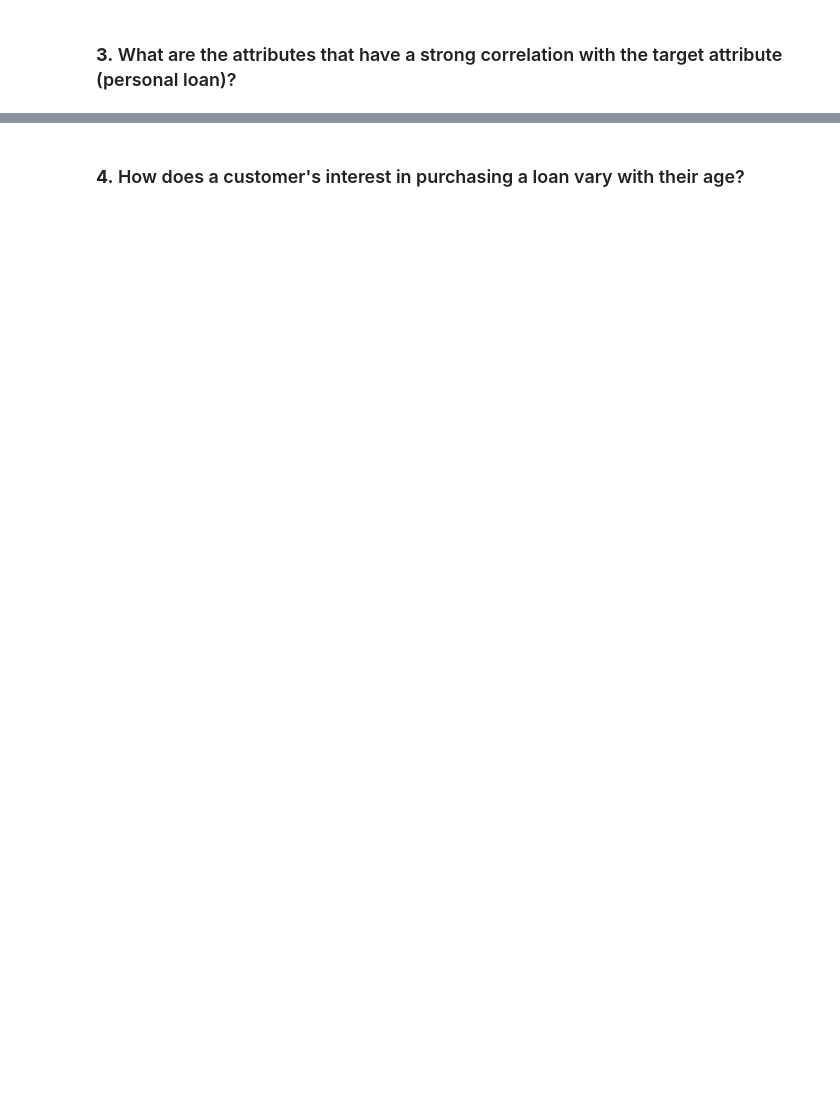
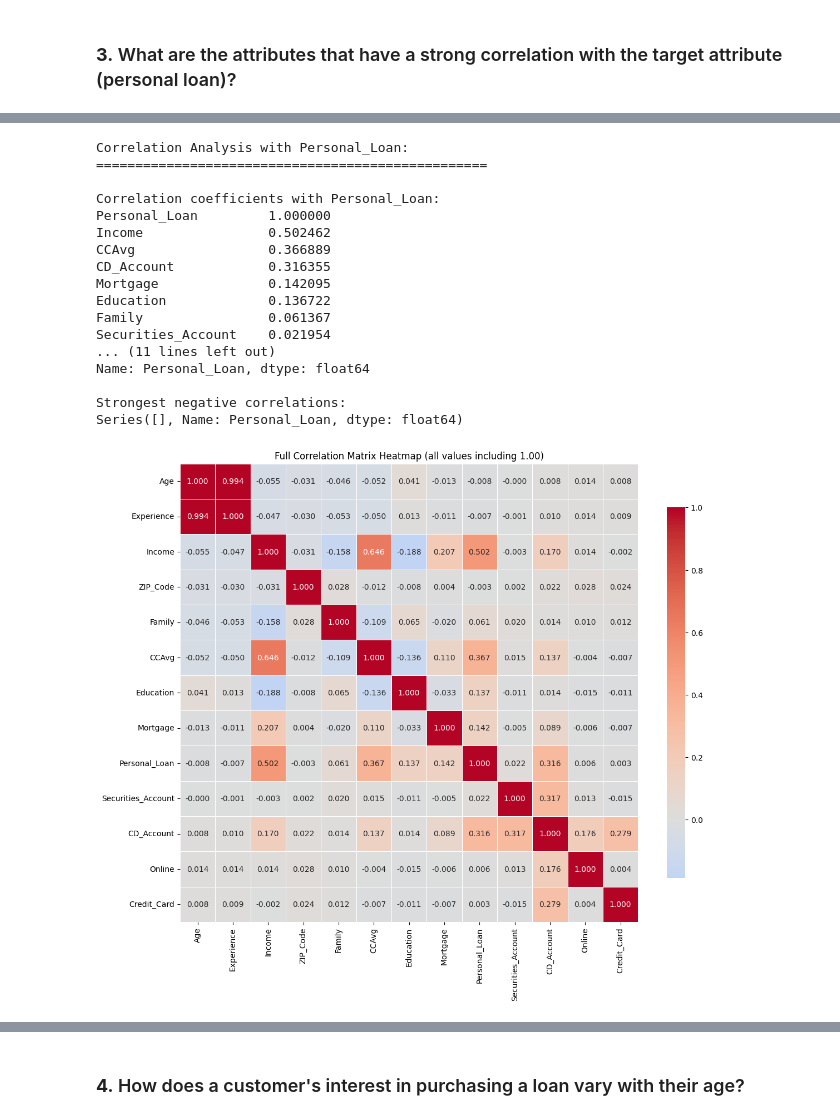
Before and after one commit to Jpbrosnan/Machine-Learning-Course, a Jupyter notebook: AIML_ML_Project_Full_Code_Notebook.ipynb, the cells around one changed output, grey strips where cells are left out. Saved outputs shown, nothing was run; the diff lists cells and outputs as text; code cells hidden in the pictures; blank space fills up the shorter version.

```diff
--- a/AIML_ML_Project_Full_Code_Notebook.ipynb
+++ b/AIML_ML_Project_Full_Code_Notebook.ipynb
@@ -243,0 +293,80 @@ plt.show()
+# %%
+# Correlation Analysis with Personal_Loan
+print("Correlation Analysis with Personal_Loan:")
+print("="*50)
+
+# Calculate correlation with Personal_Loan
+correlations = df.corr()['Personal_Loan'].sort_values(ascending=False)
+print("\nCorrelation coefficients with Personal_Loan:")
+print(correlations)
+
+# Remove Personal_Loan from its own correlation (should be 1.0)
+correlations_without_self = correlations.drop('Personal_Loan')
+
+print(f"\nStrongest positive correlations:")
+strong_positive = correlations_without_self[correlations_without_self > 0.3]
+print(strong_positive)
+
+print(f"\nStrongest negative correlations:")
+strong_negative = correlations_without_self[correlations_without_self < -0.1]
+print(strong_negative)
+
+# Visualize correlation matrix
+plt.figure(figsize=(12, 10))
+sns.heatmap(correlation_matrix, annot=True, cmap='coolwarm', center=0,
+            square=True, linewidths=0.5, cbar_kws={"shrink": .8}, fmt='.3f')
+plt.title('Full Correlation Matrix Heatmap (all values including 1.00)')
+plt.tight_layout()
+plt.show()
+
+# Focus on Personal_Loan correlations
+plt.figure(figsize=(10, 6))
+personal_loan_corr = correlations_without_self.sort_values(key=abs, ascending=False)
+colors = ['red' if x < 0 else 'blue' for x in personal_loan_corr.values]
+bars = plt.bar(range(len(personal_loan_corr)), personal_loan_corr.values, color=colors, alpha=0.7)
+plt.xticks(range(len(personal_loan_corr)), personal_loan_corr.index, rotation=45, ha='right')
+plt.ylabel('Correlation Coefficient')
+plt.title('Correlation with Personal_Loan (Target Variable)')
+plt.axhline(y=0, color='black', linestyle='-', alpha=0.3)
+plt.axhline(y=0.3, color='green', linestyle='--', alpha=0.5, label='Strong Positive (0.3)')
+plt.axhline(y=-0.1, color='orange', linestyle='--', alpha=0.5, label='Moderate Negative (-0.1)')
+plt.legend()
+plt.tight_layout()
+plt.show()
+
+# Detailed analysis of top correlations
+print("\nDetailed Analysis of Top Correlations:")
+print("="*50)
+
+for feature, corr in personal_loan_corr.head(5).items():
+    print(f"\n{feature}: {corr:.4f}")
+    if feature in ['Income', 'CCAvg', 'Education']:
+        # For continuous variables, show distribution by loan status
+        print(f"  Mean {feature} for customers with loan: {df[df['Personal_Loan']==1][feature].mean():.2f}")
+        print(f"  Mean {feature} for customers without loan: {df[df['Personal_Loan']==0][feature].mean():.2f}")
+    else:
+        # For categorical variables, show proportions
+        crosstab = pd.crosstab(df[feature], df['Personal_Loan'], normalize='index')
+        print(f"  Loan acceptance rate by {feature}:")
+        for val in sorted(df[feature].unique()):
+            loan_rate = crosstab.loc[val, 1] * 100
+            print(f"    {feature}={val}: {loan_rate:.1f}%")
+# %% [output]
+Correlation Analysis with Personal_Loan:
+==================================================
+
+Correlation coefficients with Personal_Loan:
+Personal_Loan         1.000000
+Income                0.502462
+CCAvg                 0.366889
+CD_Account            0.316355
+Mortgage              0.142095
+Education             0.136722
+Family                0.061367
+Securities_Account    0.021954
+... (11 lines left out)
+Name: Personal_Loan, dtype: float64
+
+Strongest negative correlations:
+Series([], Name: Personal_Loan, dtype: float64)
+[figure, added]
```
Also changed, not shown: parts of 12 cells of this notebook.
